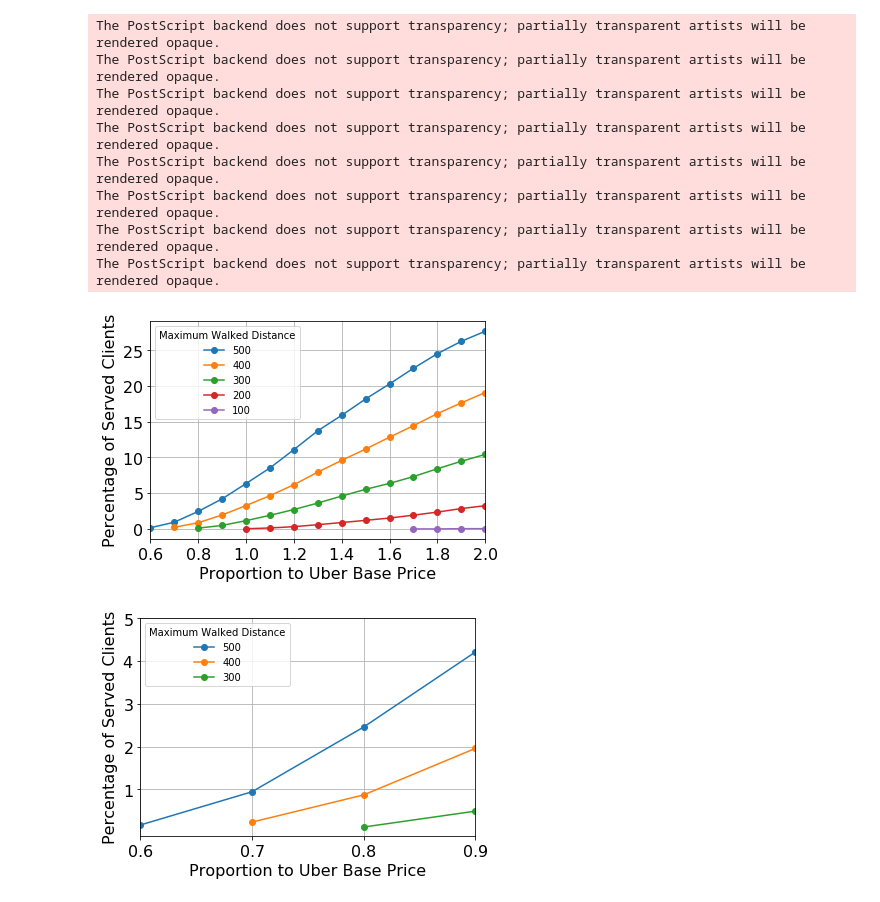
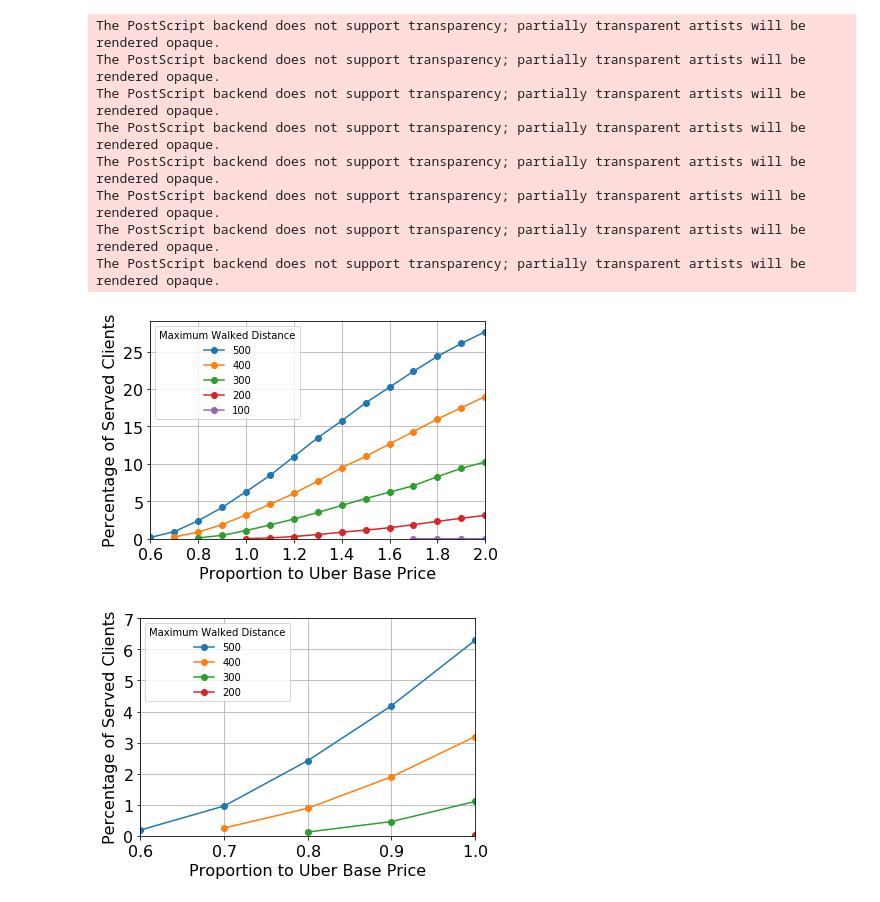
Before and after one commit to cristianomonteiro/BuildingSharedStations, a Jupyter notebook: plotGraphsIEEE.ipynb, the cells around one changed output. Drawn from its saved outputs; the diff is of its cells as text; code cells hidden in the pictures.

```diff
--- a/plotGraphsIEEE.ipynb
+++ b/plotGraphsIEEE.ipynb
@@ -15,8 +16,9 @@ from pathlib import Path
 # %%
-folderData = 'Optimal Solutions/'
+kmLimit = 4000
+folderData = 'Optimal Solutions/' + str(kmLimit) + '/'
 
 dataList = list()
-for distanceCutOff in [100, 200, 300, 400, 500]:
+for distanceCutOff in np.linspace(100, 500, num=5, dtype=int):
     for pricesMultiplier in np.arange(2, 0, -0.1):
         multiplierRounded = round(pricesMultiplier, 1)
         percentagePrice = int(multiplierRounded*100)
@@ -53,6 +55,8 @@ def prepareGraph(dataFrame, xLabel, yLabel, legendTitle, fileName, xTicks=None,
     ax.set_xlabel(xLabel, fontsize=16)
     ax.set_ylabel(yLabel, fontsize=16)
 
+    ax.set_ylim([0, None])
+
     if xTicks is not None:
         ax.set_xticks(xTicks)
     if yTicks is not None:
@@ -68,7 +72,7 @@ def prepareGraph(dataFrame, xLabel, yLabel, legendTitle, fileName, xTicks=None,
 
     return ax
 
-folderSave = Path('./' + 'IEEE T-ITS')
+folderSave = Path('./IEEE T-ITS/' + str(kmLimit))
 folderSave.mkdir(parents=True, exist_ok=True)
 
 #PROFIT GRAPHS
@@ -79,16 +83,18 @@ ax = prepareGraph(  dataFrame=dataFramePD,
                     legendTitle='Maximum Walked Distance',
                     fileName=fileName.resolve())
 
-smallerDataFrame = dataFramePD[dataFramePD.index <= 0.9].dropna(axis=1, how='all')
+lastXTick = 1
+smallerDataFrame = dataFramePD[dataFramePD.index <= lastXTick].dropna(axis=1, how='all')
 fileName = folderSave / 'Profits_until_1.eps'
+minPercentage = min(smallerDataFrame.index)
 maxValueAmongAllColumns = max(smallerDataFrame.max())
 ax = prepareGraph(  dataFrame=smallerDataFrame,
                     xLabel="Proportion to Uber Base Price",
                     yLabel="Monthly Profit (in Brazilian Real)",
                     legendTitle='Maximum Walked Distance',
                     fileName=fileName.resolve(),
-                    xTicks=[0.6, 0.7, 0.8, 0.9],
-                    yTicks=np.arange(0, maxValueAmongAllColumns, 500000))
+                    xTicks=np.linspace(minPercentage, lastXTick, num=5),
+                    yTicks=np.arange(0, maxValueAmongAllColumns, pow(10, 6)))
 # %% [output]
 The PostScript backend does not support transparency; partially transparent artists will be rendered opaque.
 The PostScript backend does not support transparency; partially transparent artists will be rendered opaque.
@@ -124,6 +130,7 @@ def loadTrips():
     sqlQuery = '''	select	TRIP.IDTRIP,
                             TRIP.TRIPEXPANSIONFACTOR,
                             TRIP.DRIVINGDISTANCE,
+                            TRIP.DRIVINGDURATION,
                             TRIP.TIMESTAMPDEPARTURE,
                             TRIP.TIMESTAMPARRIVAL
                     from	TRIP
@@ -137,6 +144,7 @@ def loadTrips():
         trip = Trip(idTrip=dictRow['idtrip'],
                     expansionFactor=dictRow['tripexpansionfactor'],
                     drivenDistance=dictRow['drivingdistance'],
+                    drivenDuration=dictRow['drivingduration'],
                     timestampDeparture=dictRow['timestampdeparture'],
                     timestampArrival=dictRow['timestamparrival'])
         trips[trip.idTrip] = trip
@@ -148,23 +156,24 @@ class Trip:
     ADJUSTED_MONTH = 1
     ADJUSTED_YEAR = 2017
 
-    def adjustDay(timeDepartureOld, timeArrivalOld):
+    def adjustDay(timeDepartureOld, drivingDuration):
         #The weekday() starts from 0 but it does not exist a day 0 in the calendar. Then, a +1 solves this issue
         adjustedDayDeparture = timeDepartureOld.weekday() + 1
 
         timeDepartureNew = timeDepartureOld.replace(day=adjustedDayDeparture, month=Trip.ADJUSTED_MONTH, year=Trip.ADJUSTED_YEAR)
-        timeArrivalNew = timeDepartureNew + (timeArrivalOld - timeDepartureOld)
+        timeArrivalNew = timeDepartureNew + timedelta(minutes=drivingDuration)
 
         return timeDepartureNew, timeArrivalNew
 
-    def __init__(self, idTrip, expansionFactor, drivenDistance, timestampDeparture, timestampArrival):
+    def __init__(self, idTrip, expansionFactor, drivenDistance, drivenDuration, timestampDeparture, timestampArrival):
         self.idTrip = idTrip
         self.expansionFactor = expansionFactor
         self.drivenDistance = drivenDistance
+        self.drivenDuration = drivenDuration
         self.timestampDepartureOld = timestampDeparture
         self.timestampArrivalOld = timestampArrival
 
-        self.timestampDeparture, self.timestampArrival = Trip.adjustDay(timestampDeparture, timestampArrival)
+        self.timestampDeparture, self.timestampArrival = Trip.adjustDay(timestampDeparture, self.drivenDuration)
 
 maxAmountTrips = loadMaxAmountTrips()
 allocatedStations = {}
@@ -172,7 +181,7 @@ amountServedTrips = {}
 totalDrivenDistance = {}
 trips = loadTrips()
 dataList = list()
-for distanceCutOff in [100, 200, 300, 400, 500]:
+for distanceCutOff in np.linspace(100, 500, num=5, dtype=int):
     for pricesMultiplier in np.arange(2, 0, -0.1):
         percentagePrice = int(round(pricesMultiplier*100, 0))
         keyTotalTrips = str(distanceCutOff) + '_' + str(percentagePrice)
@@ -209,38 +218,40 @@ for distanceCutOff in [100, 200, 300, 400, 500]:
 dataFrame = pd.DataFrame(data=dataList, columns=['multiplier', 'distance', 'served', 'vehicles', 'drivendistance'])
 dataFramePD = dataFrame.pivot(index='multiplier', columns='distance', values='served')
 #dataFramePD['multiplier'] = dataFrame.index
 dataFramePD.sort_index(inplace=True)
 #print(dataFramePD)
 dataList = None
 
 fileName = folderSave / 'Served.eps'
 ax = prepareGraph(  dataFrame=dataFramePD,
                     xLabel="Proportion to Uber Base Price",
                     yLabel="Percentage of Served Clients",
                     legendTitle='Maximum Walked Distance',
                     fileName=fileName.resolve())
 
 dataFramePD = dataFrame.pivot(index='multiplier', columns='distance', values='served')
-smallerDataFrame = dataFramePD[dataFramePD.index <= 0.9].dropna(axis=1, how='all')
+lastXTick = 1
+smallerDataFrame = dataFramePD[dataFramePD.index <= lastXTick].dropna(axis=1, how='all')
+minPercentage = min(smallerDataFrame.index)
 fileName = folderSave / 'Served_until_1.eps'
 ax = prepareGraph(  dataFrame=smallerDataFrame,
                     xLabel="Proportion to Uber Base Price",
                     yLabel="Percentage of Served Clients",
                     legendTitle='Maximum Walked Distance',
                     fileName=fileName.resolve(),
-                    xTicks=[0.6, 0.7, 0.8, 0.9],
-                    yTicks=range(1, 6))
+                    xTicks=np.linspace(minPercentage, lastXTick, num=5),
+                    yTicks=range(0, 8))
 # %% [output]
 The PostScript backend does not support transparency; partially transparent artists will be rendered opaque.
 The PostScript backend does not support transparency; partially transparent artists will be rendered opaque.
 The PostScript backend does not support transparency; partially transparent artists will be rendered opaque.
 The PostScript backend does not support transparency; partially transparent artists will be rendered opaque.
 The PostScript backend does not support transparency; partially transparent artists will be rendered opaque.
 The PostScript backend does not support transparency; partially transparent artists will be rendered opaque.
 The PostScript backend does not support transparency; partially transparent artists will be rendered opaque.
 The PostScript backend does not support transparency; partially transparent artists will be rendered opaque.
-[figure, old version]
+[figure, new version]
-[figure, old version]
+[figure, new version]
 # %%
 #NUMBER OF VEHICLES
 dataFramePD = dataFrame.pivot(index='multiplier', columns='distance', values='vehicles')
```
Also changed, not shown: parts of 6 cells of this notebook, 12 other files.
